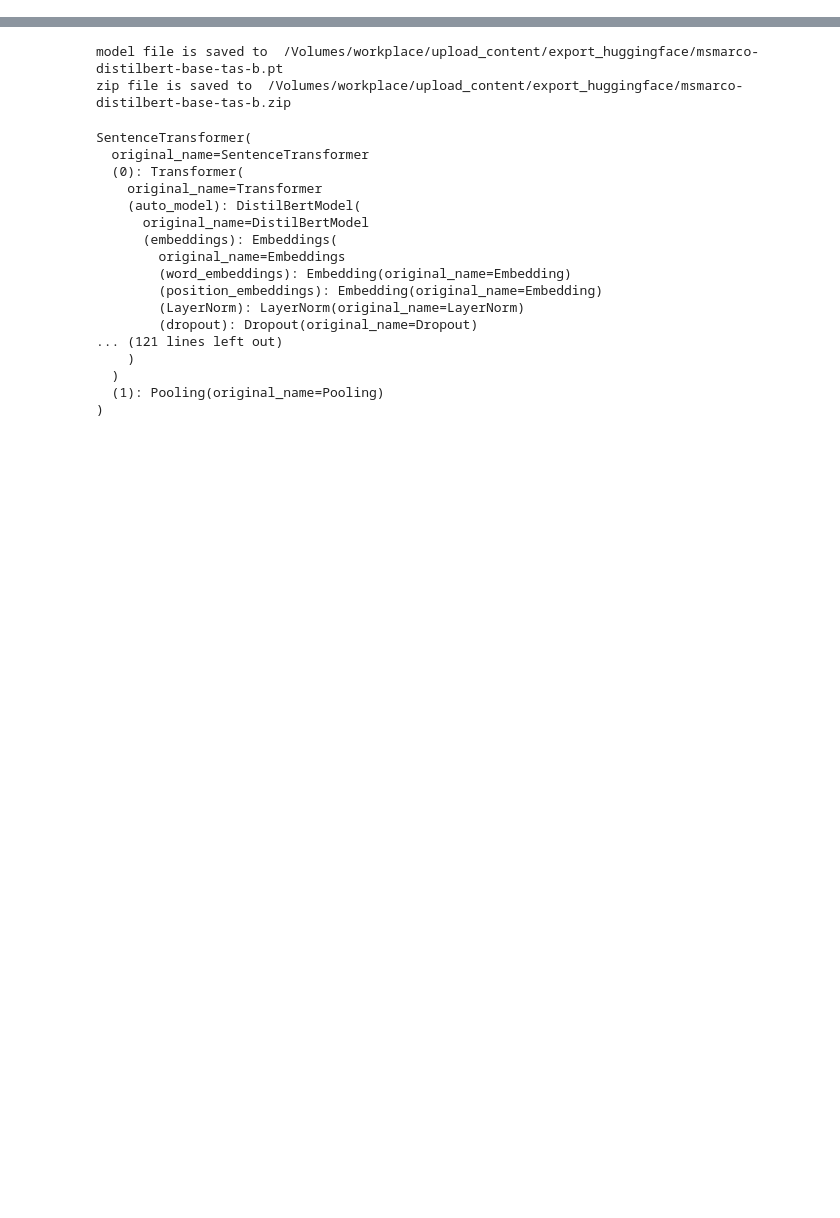
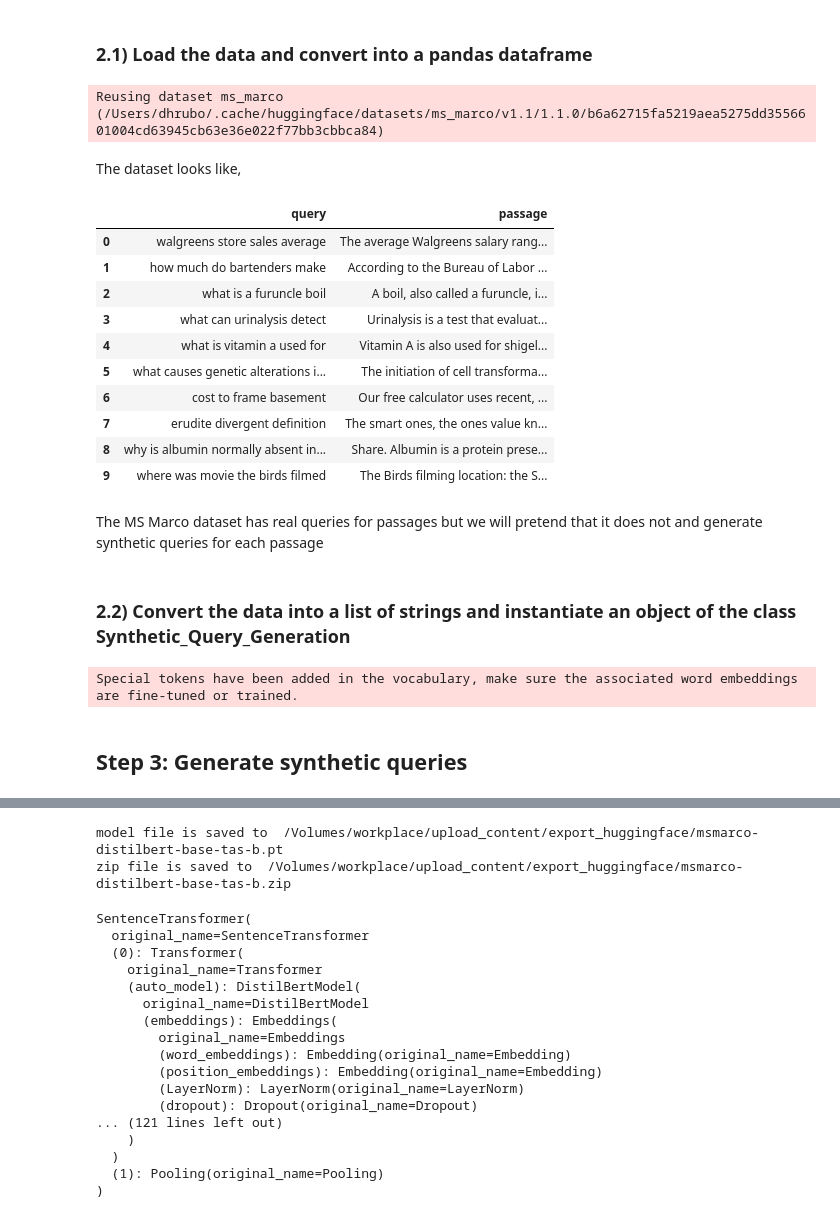
Before and after one commit to opensearch-project/opensearch-py-ml, a Jupyter notebook: docs/source/examples/demo_transformer_model_train_save_upload_to_openSearch.ipynb, the cells around one changed output, grey strips where cells are left out. Saved outputs shown, nothing was run; the diff lists cells and outputs as text; code cells hidden in the pictures; blank space fills up the shorter version.

Commit message:
merged generate.py demo notebook with training notebook
Signed-off-by: Dhrubo Saha <dhrubo@amazon.com>

```diff
--- a/docs/source/examples/demo_transformer_model_train_save_upload_to_openSearch.ipynb
+++ b/docs/source/examples/demo_transformer_model_train_save_upload_to_openSearch.ipynb
@@ -56,3 +81,8 @@ def get_os_client(cluster_url = CLUSTER_URL,
     return client
 # %%
 client = get_os_client()
+# %%
+def myselect(x):
+    if max(x["passages"]["is_selected"]) == 1:
+        return x["passages"]["passage_text"][np.argmax(x["passages"]["is_selected"])]
+    return "-1"
@@ -58,0 +100,36 @@ client = get_os_client()
+# %% [markdown]
+### 2.1) Load the data and convert into a pandas dataframe
+# %%
+dataset = load_dataset("ms_marco","v1.1")
+df = pd.DataFrame.from_dict(dataset["validation"])
+# %% [output]
+Reusing dataset ms_marco (/Users/dhrubo/.cache/huggingface/datasets/ms_marco/v1.1/1.1.0/b6a62715fa5219aea5275dd3556601004cd63945cb63e36e022f77bb3cbbca84)
+# %%
+df["passage"] = df.apply(lambda x: myselect(x), axis = 1)
+df = df[["query","passage"]][df.passage != "-1"]
+# %%
+# Setting print options to display full columns
+
+pd.set_option('display.max_columns', None)
+pd.set_option('display.expand_frame_repr', None)
+pd.set_option('max_colwidth', None)
+# %% [markdown]
+The dataset looks like,
+# %%
+df[0:10]
+# %% [output]
+|  | query | passage |
+| 0 | walgreens store sales average | The average Walgreens salary rang... |
+| 1 | how much do bartenders make | According to the Bureau of Labor ... |
+| 2 | what is a furuncle boil | A boil, also called a furuncle, i... |
+| 3 | what can urinalysis detect | Urinalysis is a test that evaluat... |
+| 4 | what is vitamin a used for | Vitamin A is also used for shigel... |
+| 5 | what causes genetic alterations i... | The initiation of cell transforma... |
+| 6 | cost to frame basement | Our free calculator uses recent, ... |
+| 7 | erudite divergent definition | The smart ones, the ones value kn... |
+| 8 | why is albumin normally absent in... | Share. Albumin is a protein prese... |
+| 9 | where was movie the birds filmed | The Birds filming location: the S... |
+# %% [markdown]
+The MS Marco dataset has real queries for passages but we will pretend that it does not and generate synthetic queries for each passage
+# %% [markdown]
+### 2.2) Convert the data into a list of strings and instantiate an object of the class Synthetic_Query_Generation
@@ -58,0 +138,6 @@ client = get_os_client()
+# %%
+ss = Synthetic_Query_Generation(sentences = sample_passages[:8])
+# %% [output]
+Special tokens have been added in the vocabulary, make sure the associated word embeddings are fine-tuned or trained.
+# %% [markdown]
+## Step 3: Generate synthetic queries
```
Also changed, not shown: parts of 17 cells of this notebook, 2 other files.
